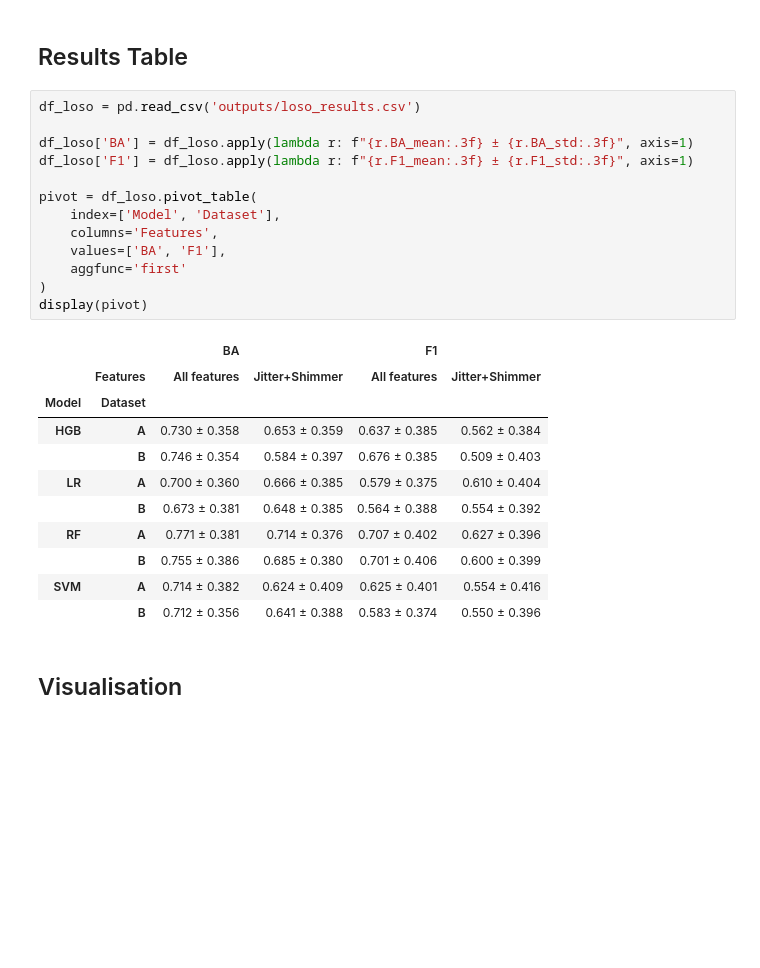
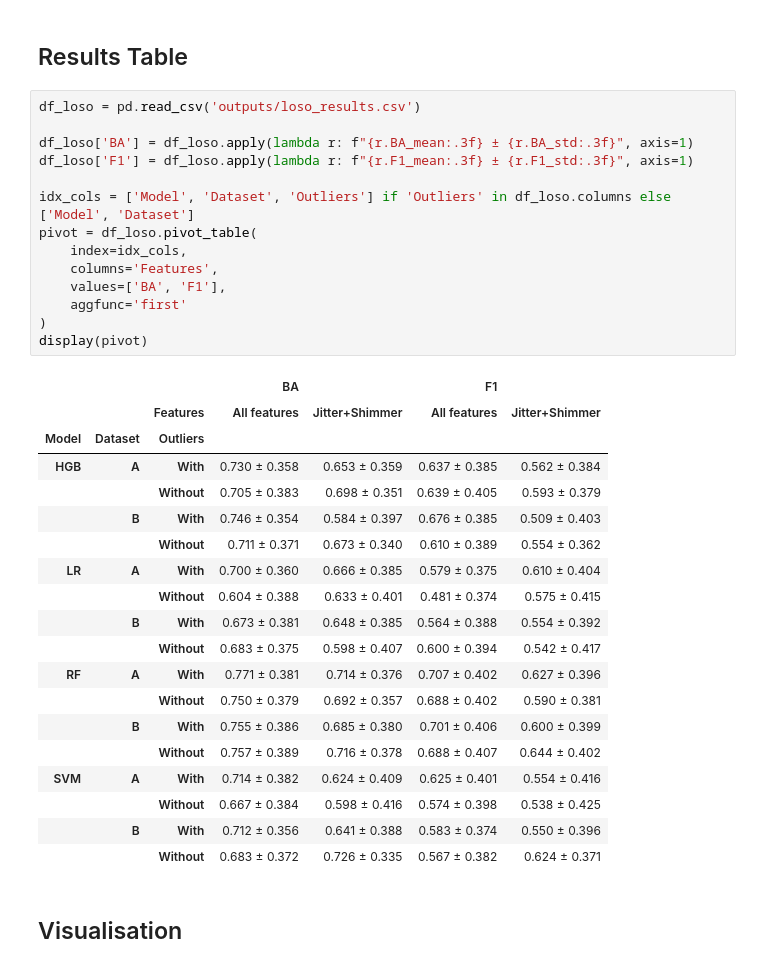
Before and after one commit to nataliia-stempkovska/FoDS-Parkinson, a Jupyter notebook: models/loso_evaluation.ipynb, the cells around one changed output. Saved outputs shown, nothing was run; the diff lists cells and outputs as text; blank space fills up the shorter version.

```diff
--- a/models/loso_evaluation.ipynb
+++ b/models/loso_evaluation.ipynb
@@ -332,28 +377,37 @@ Saved: outputs/loso_results.csv
 # %%
 df_loso = pd.read_csv('outputs/loso_results.csv')
 
 df_loso['BA'] = df_loso.apply(lambda r: f"{r.BA_mean:.3f} ± {r.BA_std:.3f}", axis=1)
 df_loso['F1'] = df_loso.apply(lambda r: f"{r.F1_mean:.3f} ± {r.F1_std:.3f}", axis=1)
 
+idx_cols = ['Model', 'Dataset', 'Outliers'] if 'Outliers' in df_loso.columns else ['Model', 'Dataset']
 pivot = df_loso.pivot_table(
-    index=['Model', 'Dataset'],
+    index=idx_cols,
     columns='Features',
     values=['BA', 'F1'],
     aggfunc='first'
 )
 display(pivot)
 # %% [output]
-|  |  | BA |  | F1 |  |
-|  | Features | All features | Jitter+Shimmer | All features | Jitter+Shimmer |
-| Model | Dataset |  |  |  |  |
-| HGB | A | 0.730 ± 0.358 | 0.653 ± 0.359 | 0.637 ± 0.385 | 0.562 ± 0.384 |
-|  | B | 0.746 ± 0.354 | 0.584 ± 0.397 | 0.676 ± 0.385 | 0.509 ± 0.403 |
-| LR | A | 0.700 ± 0.360 | 0.666 ± 0.385 | 0.579 ± 0.375 | 0.610 ± 0.404 |
-|  | B | 0.673 ± 0.381 | 0.648 ± 0.385 | 0.564 ± 0.388 | 0.554 ± 0.392 |
-| RF | A | 0.771 ± 0.381 | 0.714 ± 0.376 | 0.707 ± 0.402 | 0.627 ± 0.396 |
-|  | B | 0.755 ± 0.386 | 0.685 ± 0.380 | 0.701 ± 0.406 | 0.600 ± 0.399 |
-| SVM | A | 0.714 ± 0.382 | 0.624 ± 0.409 | 0.625 ± 0.401 | 0.554 ± 0.416 |
-|  | B | 0.712 ± 0.356 | 0.641 ± 0.388 | 0.583 ± 0.374 | 0.550 ± 0.396 |
+|  |  |  | BA |  | F1 |  |
+|  |  | Features | All features | Jitter+Shimmer | All features | Jitter+Shimmer |
+| Model | Dataset | Outliers |  |  |  |  |
+| HGB | A | With | 0.730 ± 0.358 | 0.653 ± 0.359 | 0.637 ± 0.385 | 0.562 ± 0.384 |
+|  |  | Without | 0.705 ± 0.383 | 0.698 ± 0.351 | 0.639 ± 0.405 | 0.593 ± 0.379 |
+|  | B | With | 0.746 ± 0.354 | 0.584 ± 0.397 | 0.676 ± 0.385 | 0.509 ± 0.403 |
+|  |  | Without | 0.711 ± 0.371 | 0.673 ± 0.340 | 0.610 ± 0.389 | 0.554 ± 0.362 |
+| LR | A | With | 0.700 ± 0.360 | 0.666 ± 0.385 | 0.579 ± 0.375 | 0.610 ± 0.404 |
+|  |  | Without | 0.604 ± 0.388 | 0.633 ± 0.401 | 0.481 ± 0.374 | 0.575 ± 0.415 |
+|  | B | With | 0.673 ± 0.381 | 0.648 ± 0.385 | 0.564 ± 0.388 | 0.554 ± 0.392 |
+|  |  | Without | 0.683 ± 0.375 | 0.598 ± 0.407 | 0.600 ± 0.394 | 0.542 ± 0.417 |
+| RF | A | With | 0.771 ± 0.381 | 0.714 ± 0.376 | 0.707 ± 0.402 | 0.627 ± 0.396 |
+|  |  | Without | 0.750 ± 0.379 | 0.692 ± 0.357 | 0.688 ± 0.402 | 0.590 ± 0.381 |
+|  | B | With | 0.755 ± 0.386 | 0.685 ± 0.380 | 0.701 ± 0.406 | 0.600 ± 0.399 |
+|  |  | Without | 0.757 ± 0.389 | 0.716 ± 0.378 | 0.688 ± 0.407 | 0.644 ± 0.402 |
+| SVM | A | With | 0.714 ± 0.382 | 0.624 ± 0.409 | 0.625 ± 0.401 | 0.554 ± 0.416 |
+|  |  | Without | 0.667 ± 0.384 | 0.598 ± 0.416 | 0.574 ± 0.398 | 0.538 ± 0.425 |
+|  | B | With | 0.712 ± 0.356 | 0.641 ± 0.388 | 0.583 ± 0.374 | 0.550 ± 0.396 |
+|  |  | Without | 0.683 ± 0.372 | 0.726 ± 0.335 | 0.567 ± 0.382 | 0.624 ± 0.371 |
 # %% [markdown]
 ## Visualisation
 # %%
```
Also changed, not shown: parts of 5 cells of this notebook, 12 other files.
